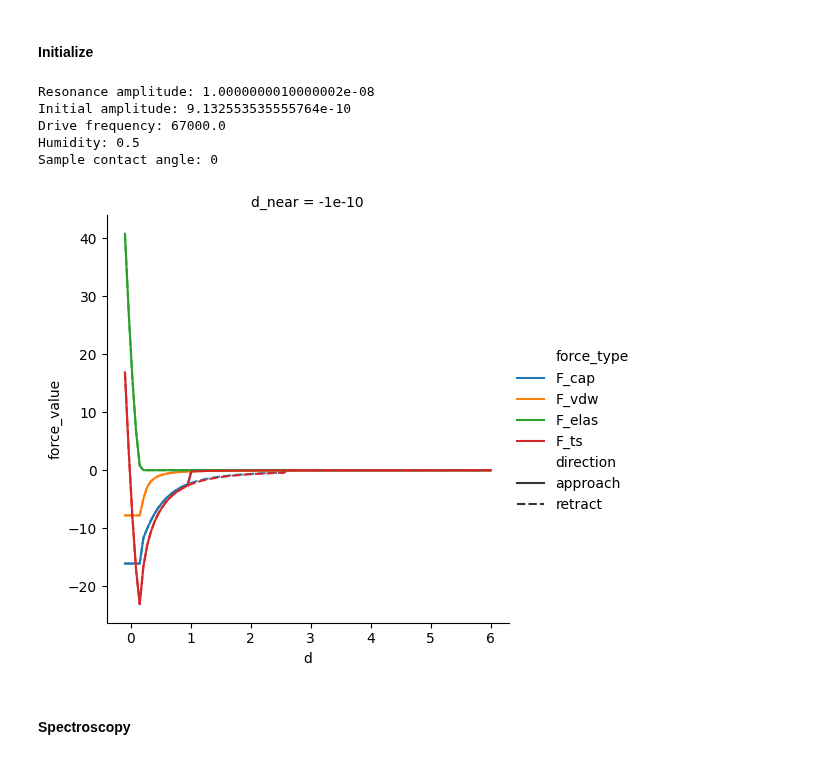
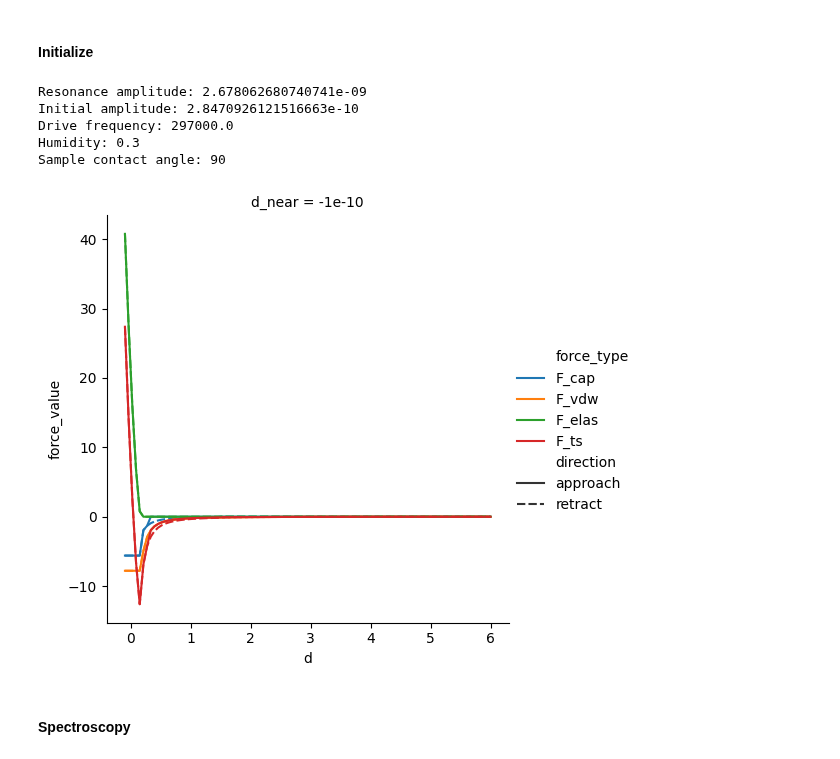
Before and after one commit to PranavSudersan/AFM-Dashboard, a Jupyter notebook: AFM Dashboard.ipynb, the cells around one changed output. Drawn from its saved outputs; the diff is of its cells as text; code cells hidden in the pictures.

```diff
--- a/AFM Dashboard.ipynb
+++ b/AFM Dashboard.ipynb
@@ -5493,14 +5491,15 @@ print(np.sqrt(data_dict[on_file]['Z rms']**2 - data_dict[off_file]['Z rms']**2))
 # %% [markdown]
 #### Initialize
 # %%
-kc = 2 #cantilever spring constant (N/m)
-fc = 70e3 #cantilever resonance frequency (Hz)
-Qc = 130 #cantilever Q factor (free)
-fd_ini = 67e3 #drive frequency (Hz)
+save = False # save plot
+kc = 27 #cantilever spring constant (N/m)
+fc = 300e3 #cantilever resonance frequency (Hz)
+Qc = 470 #cantilever Q factor (free)
+fd_ini = fc - 3e3 #drive frequency (Hz)
 F0 = 1*1.53846154e-10 #drive amplitude (m)
 
-d0_far = 15e-9 #tip-sample rest distance, far (m)
-d0_near = 6e-9 #tip-sample rest distance, near (m)
+d0_far = 10e-9 #tip-sample rest distance, far (m)
+d0_near = 2e-9 #tip-sample rest distance, near (m)
 d0_pts = 200 #number of points for force-distance
 # d0_list = np.linspace(d0_far, d0_near, d0_pts) #[8e-9, 7e-9, 6e-9] #tip-sample distance, rest (m)
 d0_list = np.concatenate((np.linspace(d0_far, d0_near, d0_pts-1, endpoint=False),
@@ -5508,9 +5507,9 @@ d0_list = np.concatenate((np.linspace(d0_far, d0_near, d0_pts-1, endpoint=False)
 spectrodir_list = np.array(['approach']*(d0_pts-1) + ['retract']*d0_pts) #spectroscopy direction
 # d0_list = d0_far + (d0_near - d0_far) * (np.linspace(0, 1, d0_pts))**(1/4) # = np.logspace(np.log(d0_far)/np.log(3),np.log(d0_near)/np.log(3),d0_pts, base=3)
 
-theta_s = 0 #contact angle with sample (deg)
+theta_s = 90 #contact angle with sample (deg)
 theta_t = 0 #contact angle with tip (deg)
-humid = 0.5 #humidity
+humid = 0.3 #humidity
 T_temp = 298 #Temperature (K)
 surf_ten = 72e-3 #surface tension (N/m)
 dens = 1000 #density (kg/m3)
@@ -5600,7 +5599,8 @@ header_info = {
     'Liquid molar mass [kg/mol]': mol_wt,
     'Kelvin length [m]': kelv_len,
     'Equilibrium meniscus radius [m]': rm_eq,
-    'Capillary jumpin distance [m]': d_jumpin_ini,
+    'Capillary condensation distance [m]': d_jumpin_ini,
+    'Capillary condensation volume [m3]': vol_bridge_ini,
     'Sample surface energy [J/m2]': Y,
     'Intermolecular distance [m]': a0,
     'Tip poisson ratio': nu_t,
@@ -5718,7 +5718,7 @@ def calculate_rupture(d):
     if d < a0:
         d = a0
 
-    #for variable volume (depends on d)
+    #variable condensaion volume (depends on d)
     # vol_bridge = np.pi*R*((4*(rm_eq*c_theta)**2)-(d**2))
 
     #fixed condensation volume (run liquid neck simulaiton below)
@@ -5953,43 +5953,44 @@ for d_near in d_near_list:
         force_ts_plotdata['d'].append(d_i)
         force_ts_plotdata['d_near'].append(d_near)
         force_ts_plotdata['direction'].append('approach')
         force_ts_plotdata['F_ts'].append(force_total_a)
         force_ts_plotdata['F_vdw'].append(force_vdw_a)
         force_ts_plotdata['F_elas'].append(force_elas_a)
         force_ts_plotdata['F_cap'].append(force_cap_a)
         approach_plt = False #retract
         force_total_r, force_vdw_r, force_elas_r, force_cap_r  = force_ts(d_i, approach_plt, d_rupt_plt, d_jumpin_plt, vol_bridge_plt)
         force_ts_plotdata['d'].append(d_i)
         force_ts_plotdata['d_near'].append(d_near)
         force_ts_plotdata['direction'].append('retract')
         force_ts_plotdata['F_ts'].append(force_total_r)
         force_ts_plotdata['F_vdw'].append(force_vdw_r)
         force_ts_plotdata['F_elas'].append(force_elas_r)
         force_ts_plotdata['F_cap'].append(force_cap_r)
 # print(theta_s, H,Y,a0)
 # force_ts_plotdatadf = pd.DataFrame(force_ts_plotdata)
 force_ts_plotdatadf = pd.melt(pd.DataFrame(force_ts_plotdata), id_vars=['d', 'd_near', 'direction'],
                               value_vars=['F_ts', 'F_vdw', 'F_elas', 'F_cap'],
                               var_name='force_type', value_name='force_value')
 force_ts_plotdatadf['d'] = force_ts_plotdatadf['d']/1e-9
 force_ts_plotdatadf['force_value']=force_ts_plotdatadf['force_value']/1e-9
 with sns.color_palette():
     g = sns.relplot(data=force_ts_plotdatadf, x='d', y='force_value', style='direction', hue='force_type',
                     col='d_near', kind='line', hue_order=['F_cap', 'F_vdw', 'F_elas', 'F_ts'])#, palette='flare')
 plt.show()
 
 # save interaction plot
-# timestamp = datetime.datetime.now().strftime('%y%m%d-%H%M%S')
-# file_suffix = f'novdw_thetas_{theta_s}_humidity_{humid:.2f}_hamaker_{H:1.2e}_tipradius_{R_t:1.1e}_kc_{kc:.0f}_elasticmods_{E_s:1.1e}_{timestamp}'
-# g.figure.savefig(f'data/interactionforce_plot_{file_suffix}.png', dpi=300, bbox_inches='tight')
-# print('saved')
+if save == True:
+    timestamp = datetime.datetime.now().strftime('%y%m%d-%H%M%S')
+    file_suffix = f'thetas_{theta_s}_humidity_{humid:.2f}_hamaker_{H:1.2e}_tipradius_{R_t:1.1e}_kc_{kc:.0f}_elasticmods_{E_s:1.1e}_{timestamp}'
+    g.figure.savefig(f'data/interactionforce_plot_{file_suffix}.png', dpi=300, bbox_inches='tight')
+    print('saved', timestamp)
 # %% [output]
-Resonance amplitude: 1.0000000010000002e-08
-Initial amplitude: 9.132553535555764e-10
-Drive frequency: 67000.0
-Humidity: 0.5
-Sample contact angle: 0
+Resonance amplitude: 2.678062680740741e-09
+Initial amplitude: 2.8470926121516663e-10
+Drive frequency: 297000.0
+Humidity: 0.3
+Sample contact angle: 90
-[figure, old version]
+[figure, new version]
 # %%
 plt.rcParams['svg.fonttype'] = 'none'
 g.figure.savefig(f'interactionforce_plot.svg',bbox_inches='tight')
```
Also changed, not shown: parts of 5 cells of this notebook.
